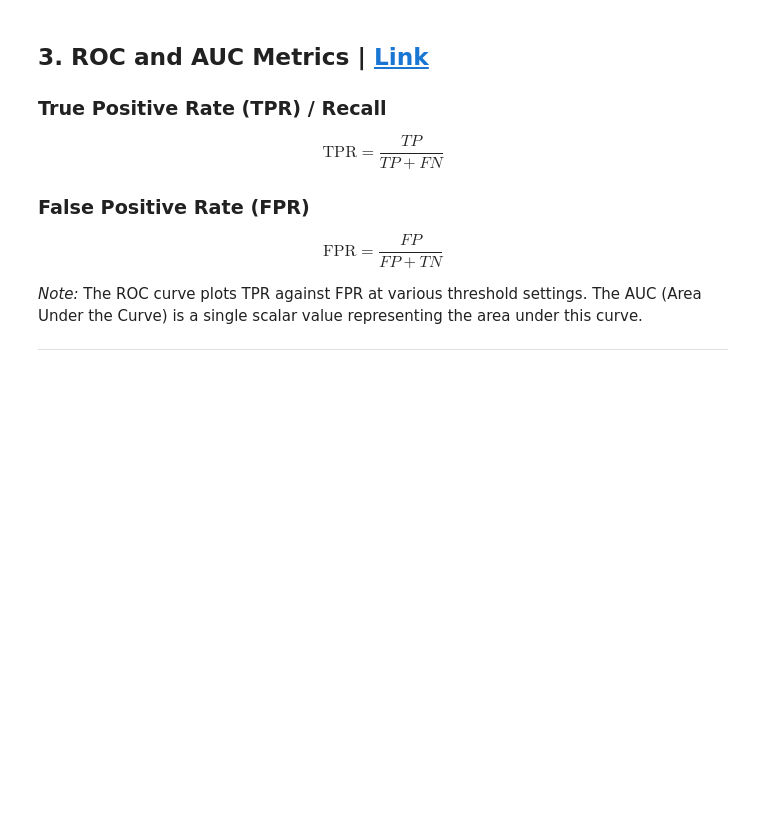
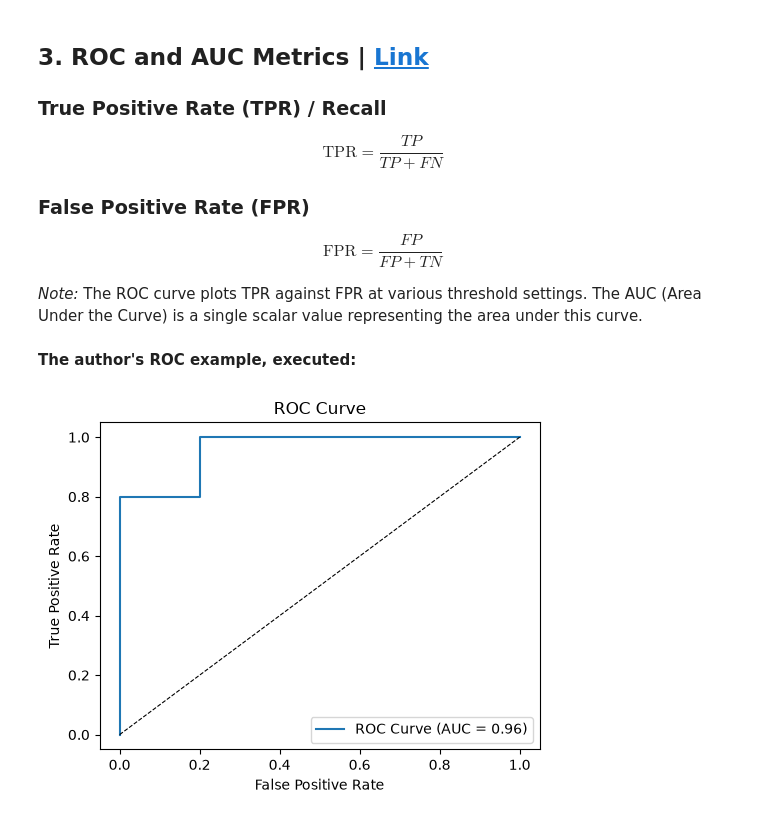
Before and after one commit to AdilShamim8/ML-Roadmap-and-Notes, a Jupyter notebook: 2. Gaining Conceptual depth/7. Machine Learning Metrics/Machine Learning Metrics.ipynb, the cells around one changed output. Drawn from its saved outputs; the diff is of its cells as text; code cells hidden in the pictures; blank space fills up the shorter version.

```diff
--- a/2. Gaining Conceptual depth/7. Machine Learning Metrics/Machine Learning Metrics.ipynb
+++ b/2. Gaining Conceptual depth/7. Machine Learning Metrics/Machine Learning Metrics.ipynb
@@ -162,0 +116,12 @@ plt.show()
+# %%
+from sklearn.metrics import (accuracy_score, precision_score, recall_score,
+                             f1_score, confusion_matrix)
+
+y_true_c = [1, 0, 1, 1, 0, 1, 0, 0, 1, 0]
+y_pred_c = [1, 0, 1, 0, 0, 1, 0, 1, 1, 0]
+
+print("Accuracy :", accuracy_score(y_true_c, y_pred_c))
+print("Precision:", precision_score(y_true_c, y_pred_c))
+print("Recall   :", recall_score(y_true_c, y_pred_c))
+print("F1 Score :", f1_score(y_true_c, y_pred_c))
+print("Confusion Matrix:\n", confusion_matrix(y_true_c, y_pred_c))
@@ -174,5 +191,24 @@ $$
 $$
 
 *Note:* The ROC curve plots TPR against FPR at various threshold settings. The AUC (Area Under the Curve) is a single scalar value representing the area under this curve.
-
----
+# %% [markdown]
+**The author's ROC example, executed:**
+# %%
+import matplotlib.pyplot as plt
+from sklearn.metrics import roc_curve, roc_auc_score
+
+y_prob = [0.9, 0.1, 0.8, 0.4, 0.3, 0.85, 0.2, 0.7, 0.95, 0.05]
+
+fpr, tpr, thresholds = roc_curve(y_true_c, y_prob)
+auc = roc_auc_score(y_true_c, y_prob)
+
+plt.figure(figsize=(5, 4), constrained_layout=True)
+plt.plot(fpr, tpr, label="ROC Curve (AUC = {:.2f})".format(auc))
+plt.plot([0, 1], [0, 1], 'k--', lw=0.8)
+plt.xlabel("False Positive Rate")
+plt.ylabel("True Positive Rate")
+plt.title("ROC Curve")
+plt.legend()
+plt.show()
+# %% [output]
+[figure, added]
```
Also changed, not shown: parts of 22 cells of this notebook.
